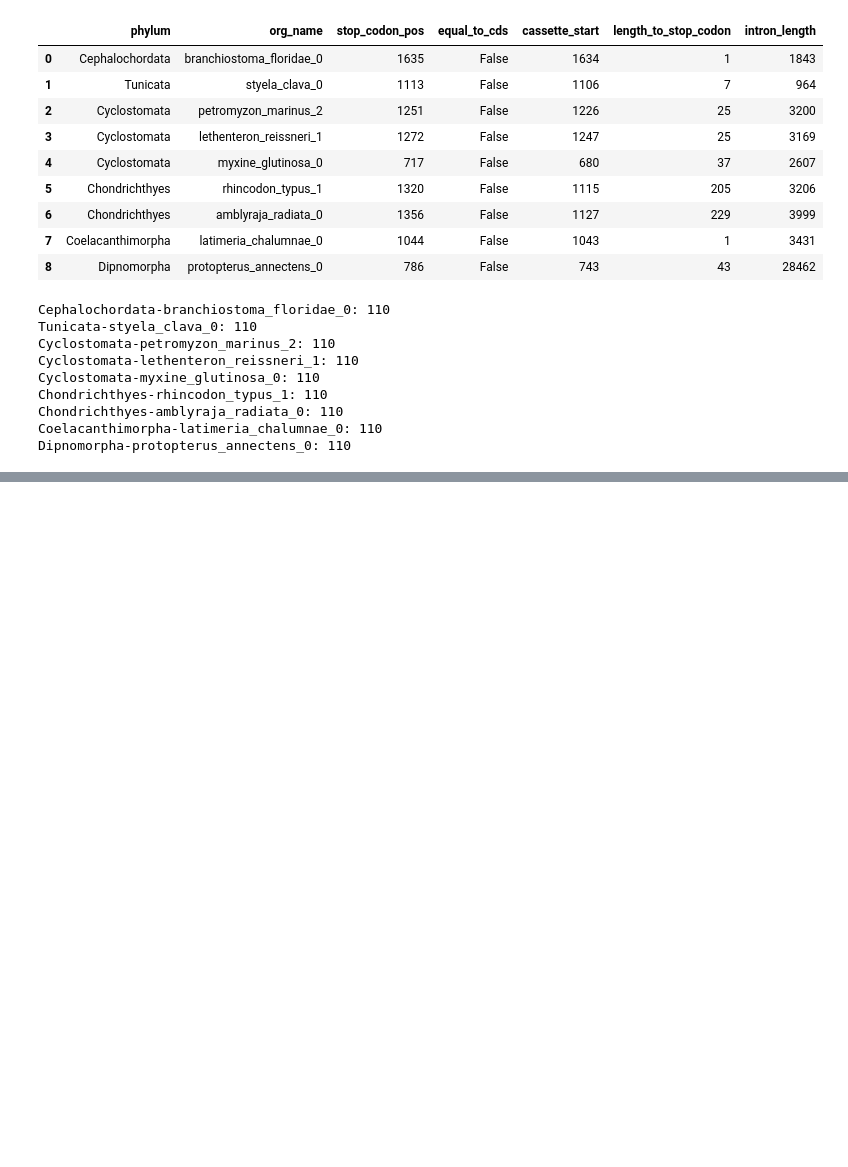
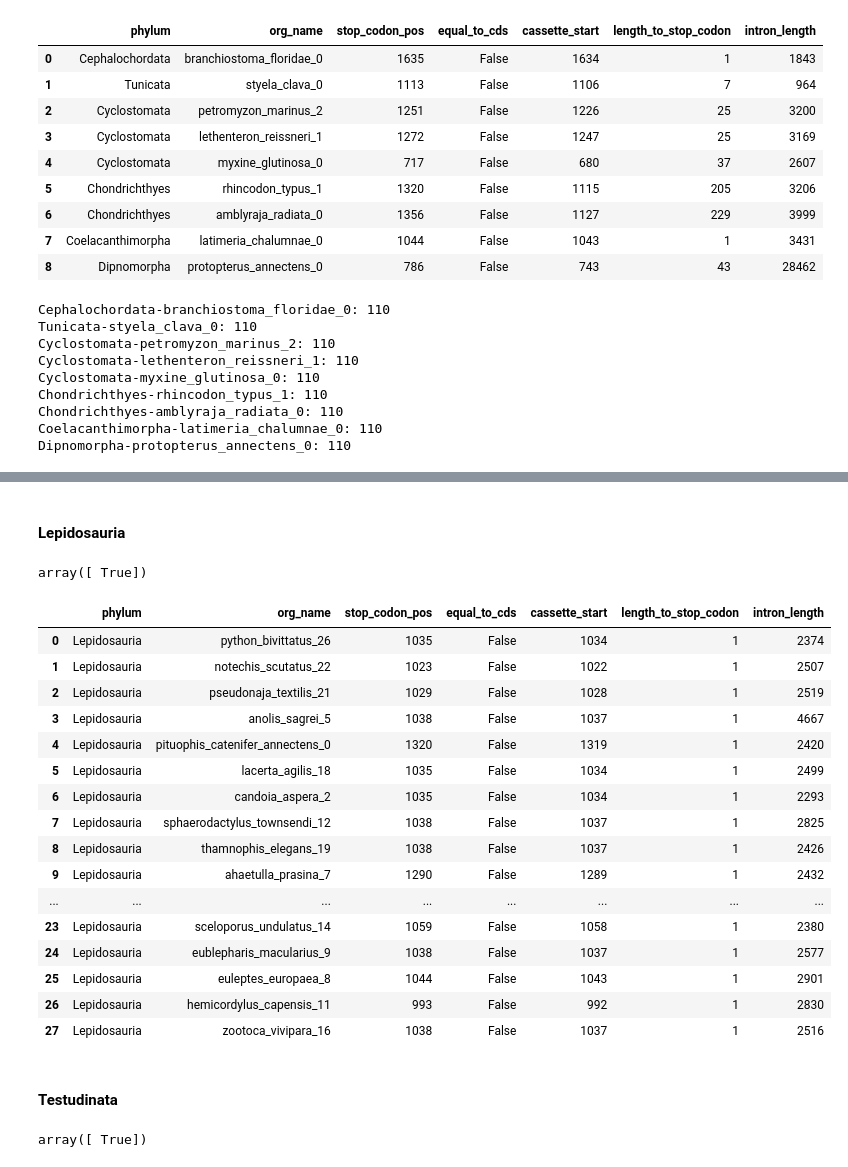
Before and after one commit to ArtemVaska/Diploma, a Jupyter notebook: Scripts/deuterostomia_datasets.ipynb, the cells around one changed output, grey strips where cells are left out. Drawn from its saved outputs; the diff is of its cells as text; code cells hidden in the pictures; blank space fills up the shorter version.

```diff
--- a/Scripts/deuterostomia_processing.ipynb
+++ b/Scripts/deuterostomia_datasets.ipynb
@@ -1276,0 +1470,2 @@ Dipnomorpha-protopterus_annectens_0: 110
+# %% [markdown]
+#### Lepidosauria
@@ -1276,0 +1513,38 @@ Dipnomorpha-protopterus_annectens_0: 110
+# %%
+prefix = "../Datasets"
+
+org_names_Lepidosauria = found_org_name_i_Lepidosauria.keys()
+# %%
+dict_align_info = {
+    "Lepidosauria": org_names_Lepidosauria,
+}
+# %%
+# здесь везде должно быть True в столбце equal_to_cds
+
+Lepidosauria_df_cds, Lepidosauria_dict_align_cds = dict_align_info_analyze(dict_align_info, "cds")
+Lepidosauria_df_cds.equal_to_cds.unique()
+# %% [output]
+array([ True])
+# %%
+Lepidosauria_df_cds_cassette, Lepidosauria_dict_align_cds_cassette = dict_align_info_analyze(dict_align_info, "cds_cassette")
+Lepidosauria_df_cds_cassette
+# %% [output]
+|  | phylum | org_name | stop_codon_pos | equal_to_cds | cassette_start | length_to_stop_codon | intron_length |
+| 0 | Lepidosauria | python_bivittatus_26 | 1035 | False | 1034 | 1 | 2374 |
+| 1 | Lepidosauria | notechis_scutatus_22 | 1023 | False | 1022 | 1 | 2507 |
+| 2 | Lepidosauria | pseudonaja_textilis_21 | 1029 | False | 1028 | 1 | 2519 |
+| 3 | Lepidosauria | anolis_sagrei_5 | 1038 | False | 1037 | 1 | 4667 |
+| 4 | Lepidosauria | pituophis_catenifer_annectens_0 | 1320 | False | 1319 | 1 | 2420 |
+| 5 | Lepidosauria | lacerta_agilis_18 | 1035 | False | 1034 | 1 | 2499 |
+| 6 | Lepidosauria | candoia_aspera_2 | 1035 | False | 1034 | 1 | 2293 |
+| 7 | Lepidosauria | sphaerodactylus_townsendi_12 | 1038 | False | 1037 | 1 | 2825 |
+| 8 | Lepidosauria | thamnophis_elegans_19 | 1038 | False | 1037 | 1 | 2426 |
+| 9 | Lepidosauria | ahaetulla_prasina_7 | 1290 | False | 1289 | 1 | 2432 |
+| ... | ... | ... | ... | ... | ... | ... | ... |
+| 23 | Lepidosauria | sceloporus_undulatus_14 | 1059 | False | 1058 | 1 | 2380 |
+| 24 | Lepidosauria | eublepharis_macularius_9 | 1038 | False | 1037 | 1 | 2577 |
+| 25 | Lepidosauria | euleptes_europaea_8 | 1044 | False | 1043 | 1 | 2901 |
+| 26 | Lepidosauria | hemicordylus_capensis_11 | 993 | False | 992 | 1 | 2830 |
+| 27 | Lepidosauria | zootoca_vivipara_16 | 1038 | False | 1037 | 1 | 2516 |
+# %% [markdown]
+#### Testudinata
@@ -1276,0 +1600,7 @@ Dipnomorpha-protopterus_annectens_0: 110
+# %%
+# здесь везде должно быть True в столбце equal_to_cds
+
+Testudinata_df_cds, Testudinata_dict_align_cds = dict_align_info_analyze(dict_align_info, "cds")
+Testudinata_df_cds.equal_to_cds.unique()
+# %% [output]
+array([ True])
```
Also changed, not shown: parts of 41 cells of this notebook, 4 other files.
